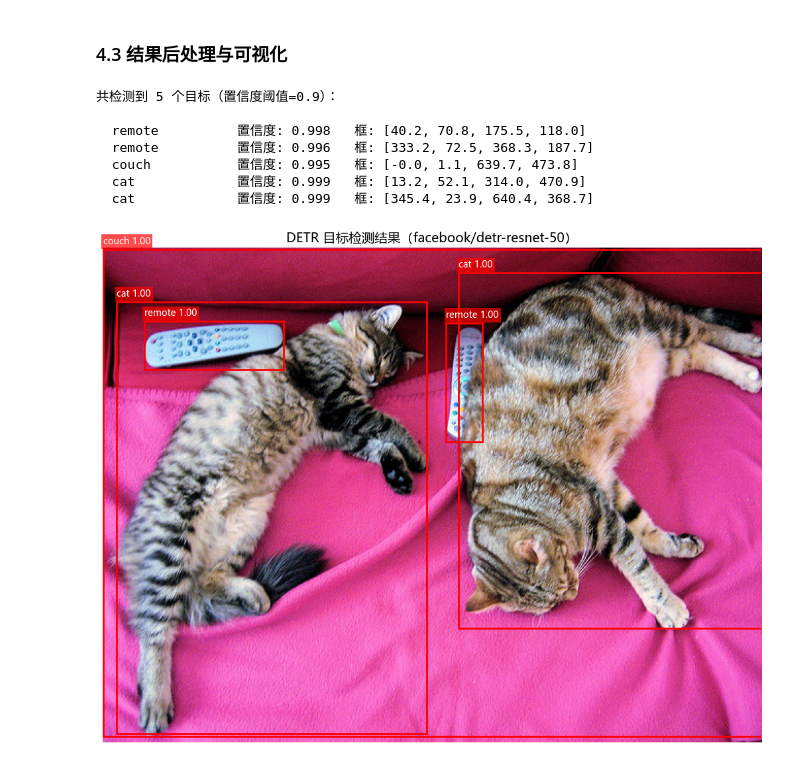
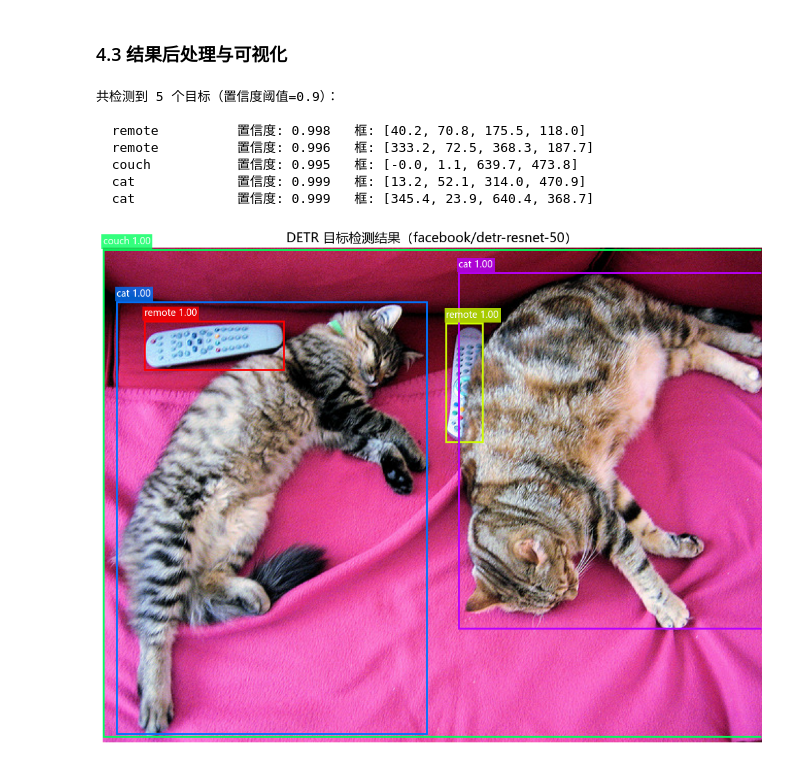
Before and after one commit to lisirui-ai/ObjectDetectionPractice, a Jupyter notebook: 01.detr_ModelArchitecture_HuggingFace.ipynb, the cells around one changed output. Drawn from its saved outputs; the diff is of its cells as text; code cells hidden in the pictures.

```diff
--- a/01.detr_ModelArchitecture_HuggingFace.ipynb
+++ b/01.detr_ModelArchitecture_HuggingFace.ipynb
@@ -510,42 +509,50 @@ for score, label, box in zip(results["scores"], results["labels"], results["boxe
 fig, ax = plt.subplots(1, 1, figsize=(12, 8))  # 创建 12×8 英寸画布，ax 为 Axes 对象
 ax.imshow(image)                                # 将 PIL 图像渲染到坐标轴，自动解析 RGB 通道
 
-for score, label, box in zip(results["scores"], results["labels"], results["boxes"]):
+# 使用 plt.cm.hsv 色彩映射为不同目标分配不同颜色
+# len(results["scores"]): int，检测到的目标数量
+n_det = len(results["scores"])                                              # int，本次检测到的目标总数
+colors = plt.cm.hsv([i / max(n_det, 1) for i in range(n_det)])             # List，每个元素为 RGBA 颜色元组
+
+for idx, (score, label, box) in enumerate(
+    zip(results["scores"], results["labels"], results["boxes"])
+):
     x1, y1, x2, y2 = box.tolist()              # 解包四个角点坐标，均为绝对像素值（float）
     box_w = x2 - x1                             # 边界框宽度（像素）
     box_h = y2 - y1                             # 边界框高度（像素）
     class_name = model.config.id2label[label.item()]  # str，类别名称，如 "cat"、"person"
+    color = colors[idx]                         # 当前目标对应的 RGBA 颜色元组
 
     # patches.Rectangle: 构造矩形 patch
     # (x1, y1): 左上角坐标；box_w, box_h: 宽高；linewidth: 线条宽度（磅）
-    # edgecolor="red": 边框颜色；facecolor="none": 透明填充（不遮挡图像内容）
+    # edgecolor=color: 使用该目标专属颜色；facecolor="none": 透明填充（不遮挡图像内容）
     rect = patches.Rectangle(
         (x1, y1), box_w, box_h,
-        linewidth=2, edgecolor="red", facecolor="none"
+        linewidth=2, edgecolor=color, facecolor="none"
     )
     ax.add_patch(rect)   # 将矩形 patch 注册到 Axes，绘制时才实际渲染
 
     # ax.text: 在边界框左上角上方绘制文本标签
     # (x1, y1 - 5): 文本起始坐标，y1-5 使标签位于框上方 5 像素处
     # fontsize=10: 字体大小；color="white": 字体颜色
-    # bbox: 文本背景框参数，facecolor 设置红色背景，alpha=0.7 半透明，pad=2 内边距
+    # bbox.facecolor=color: 标签背景使用与边框相同的颜色，便于区分不同目标
     ax.text(
         x1, y1 - 5,
         f"{class_name} {score:.2f}",
         fontsize=10, color="white",
-        bbox=dict(facecolor="red", alpha=0.7, pad=2, edgecolor="none")
+        bbox=dict(facecolor=color, alpha=0.8, pad=2, edgecolor="none")
     )
 
 ax.axis("off")                                                          # 隐藏坐标轴刻度与边框线
 plt.title("DETR 目标检测结果（facebook/detr-resnet-50）", fontsize=14)  # 设置图标题
 plt.tight_layout()                                                      # 自动调整布局，防止内容被裁剪
 plt.show()                                                              # 渲染并在 notebook 中显示
 # %% [output]
 共检测到 5 个目标（置信度阈值=0.9）：
 
   remote          置信度: 0.998   框: [40.2, 70.8, 175.5, 118.0]
   remote          置信度: 0.996   框: [333.2, 72.5, 368.3, 187.7]
   couch           置信度: 0.995   框: [-0.0, 1.1, 639.7, 473.8]
   cat             置信度: 0.999   框: [13.2, 52.1, 314.0, 470.9]
   cat             置信度: 0.999   框: [345.4, 23.9, 640.4, 368.7]
-[figure, old version]
+[figure, new version]
```
Also changed, not shown: parts of 1 cell of this notebook.
